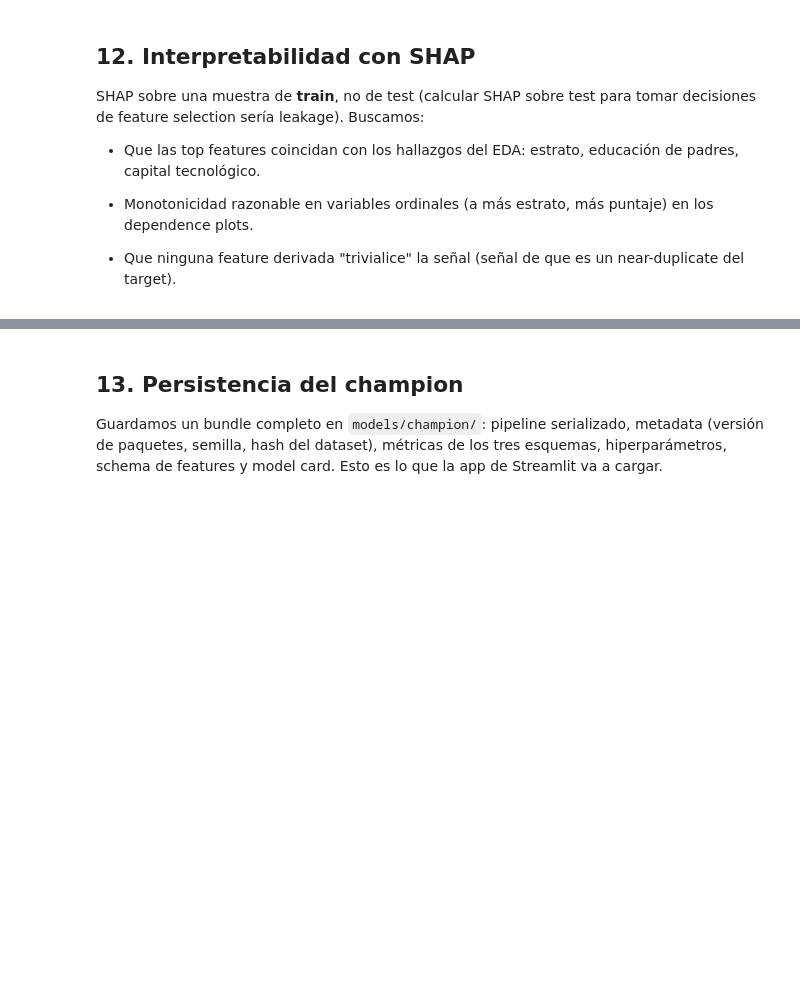
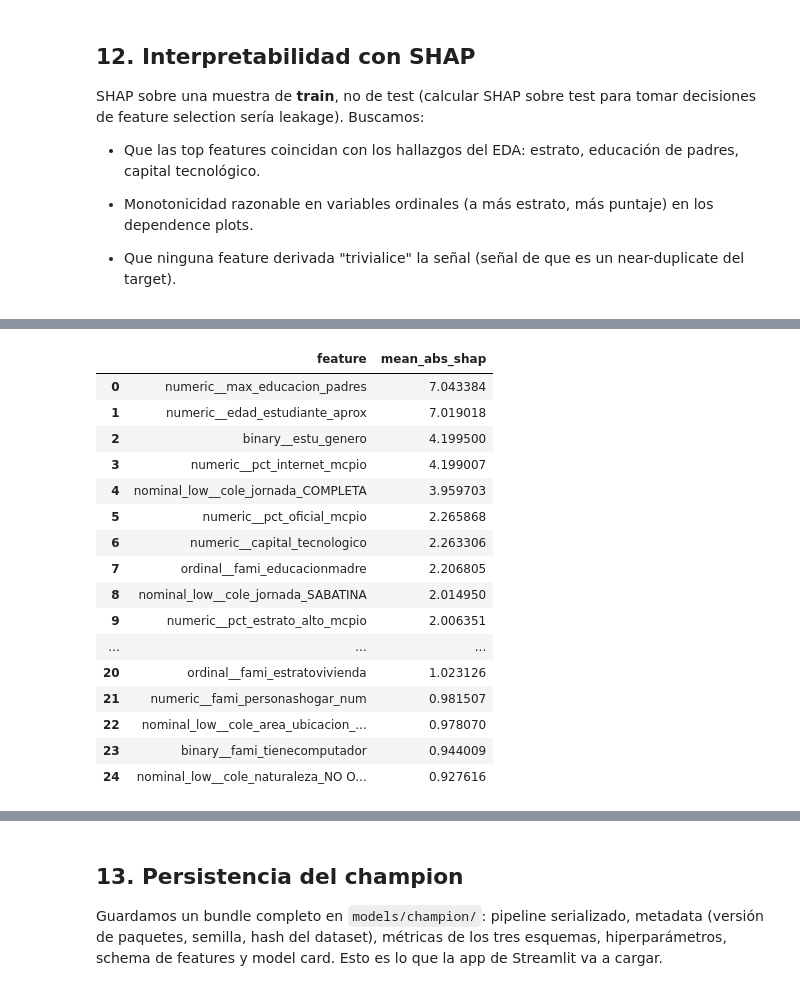
Before and after one commit to sancho3010/ml_project_eafit, a Jupyter notebook: notebooks/06-pipeline-ml.ipynb, the cells around one changed output, grey strips where cells are left out. Drawn from its saved outputs; the diff is of its cells as text; code cells hidden in the pictures; blank space fills up the shorter version.

```diff
--- a/notebooks/06-pipeline-ml.ipynb
+++ b/notebooks/06-pipeline-ml.ipynb
@@ -88,7 +88,7 @@ MODELS_TO_TUNE = [
     'catboost'
 ]
 
-SHAP_SAMPLE_SIZE = 50_000           # muestra para SHAP
+SHAP_SAMPLE_SIZE = 20_000           # muestra para SHAP
 ROBUSTNESS_GROUP_FOLDS = 5          # folds del GroupKFold por municipio
 ROBUSTNESS_TRAIN_UNTIL = '20194'    # split temporal: train hasta 2019-4
 
@@ -404,0 +537,4 @@ importance_df.head(25)
+# %%
+importance_df = full_pipeline_ml.explain(X_train_pd, sample_size=SHAP_SAMPLE_SIZE)
+importance_df.head(25)
+# %% [output]
@@ -405 +543,18 @@ importance_df.head(25)
+|  | feature | mean_abs_shap |
+| 0 | numeric__max_educacion_padres | 7.043384 |
+| 1 | numeric__edad_estudiante_aprox | 7.019018 |
+| 2 | binary__estu_genero | 4.199500 |
+| 3 | numeric__pct_internet_mcpio | 4.199007 |
+| 4 | nominal_low__cole_jornada_COMPLETA | 3.959703 |
+| 5 | numeric__pct_oficial_mcpio | 2.265868 |
+| 6 | numeric__capital_tecnologico | 2.263306 |
+| 7 | ordinal__fami_educacionmadre | 2.206805 |
+| 8 | nominal_low__cole_jornada_SABATINA | 2.014950 |
+| 9 | numeric__pct_estrato_alto_mcpio | 2.006351 |
+| ... | ... | ... |
+| 20 | ordinal__fami_estratovivienda | 1.023126 |
+| 21 | numeric__fami_personashogar_num | 0.981507 |
+| 22 | nominal_low__cole_area_ubicacion_... | 0.978070 |
+| 23 | binary__fami_tienecomputador | 0.944009 |
+| 24 | nominal_low__cole_naturaleza_NO O... | 0.927616 |
 # %%
```
Also changed, not shown: parts of 21 cells of this notebook, 17 other files.
